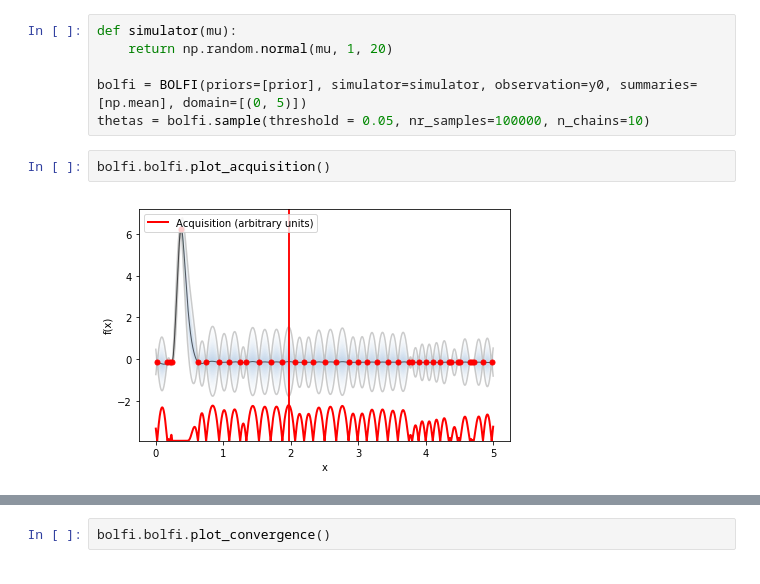
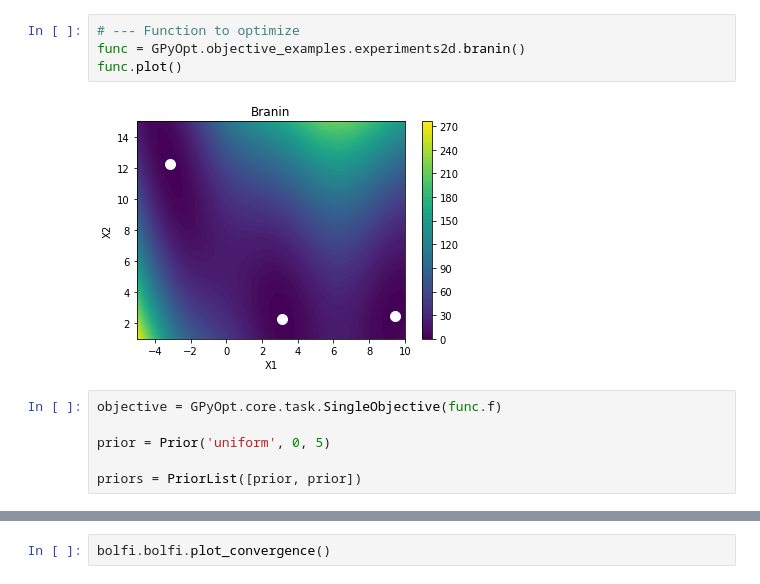
Before and after one commit to diadochos/acm2017_abc, a Jupyter notebook: notebooks/bolfi_test.ipynb, the cells around one changed output, grey strips where cells are left out. Cells and saved outputs as stored; diff of their text form.

```diff
--- a/notebooks/bolfi_test.ipynb
+++ b/notebooks/bolfi_test.ipynb
@@ -25,10 +13,12 @@ array([ 0. , -2.5, -2.5])
-# %%
-def simulator(mu):
-    return np.random.normal(mu, 1, 20)
-
-bolfi = BOLFI(priors=[prior], simulator=simulator, observation=y0, summaries=[np.mean], domain=[(0, 5)])
-thetas = bolfi.sample(threshold = 0.05, nr_samples=100000, n_chains=10)
-# %%
-bolfi.bolfi.plot_acquisition()
-# %% [output]
-[figure, removed]
+# %%
+# --- Function to optimize
+func = GPyOpt.objective_examples.experiments2d.branin()
+func.plot()
+# %% [output]
+[figure, added]
+# %%
+objective = GPyOpt.core.task.SingleObjective(func.f)
+
+prior = Prior('uniform', 0, 5)
+
+priors = PriorList([prior, prior])
```
Also changed, not shown: parts of 4 cells of this notebook, 3 other files.
